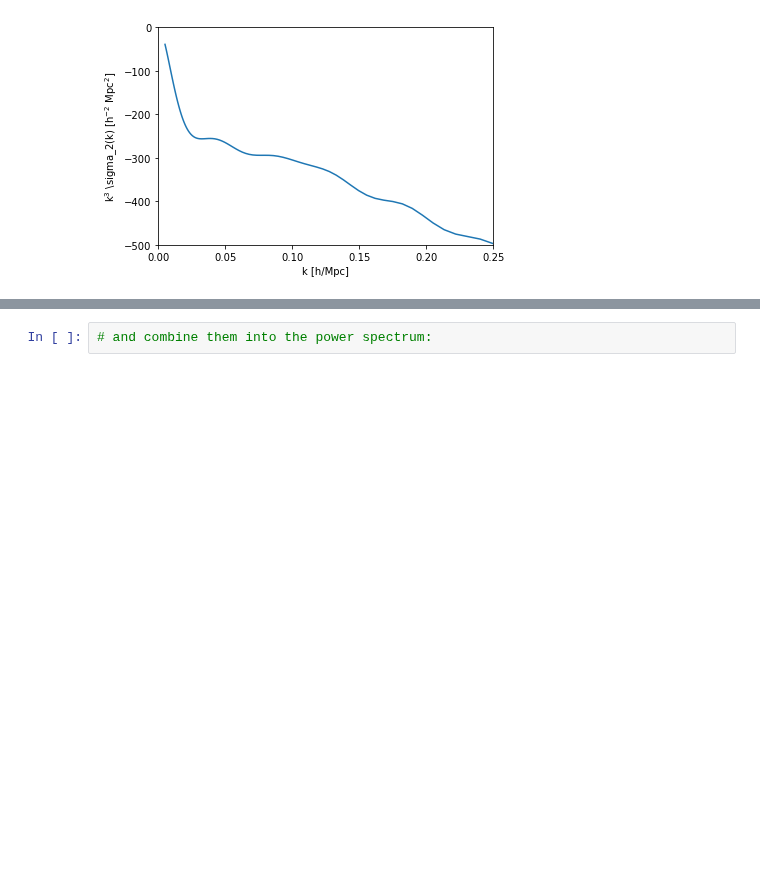
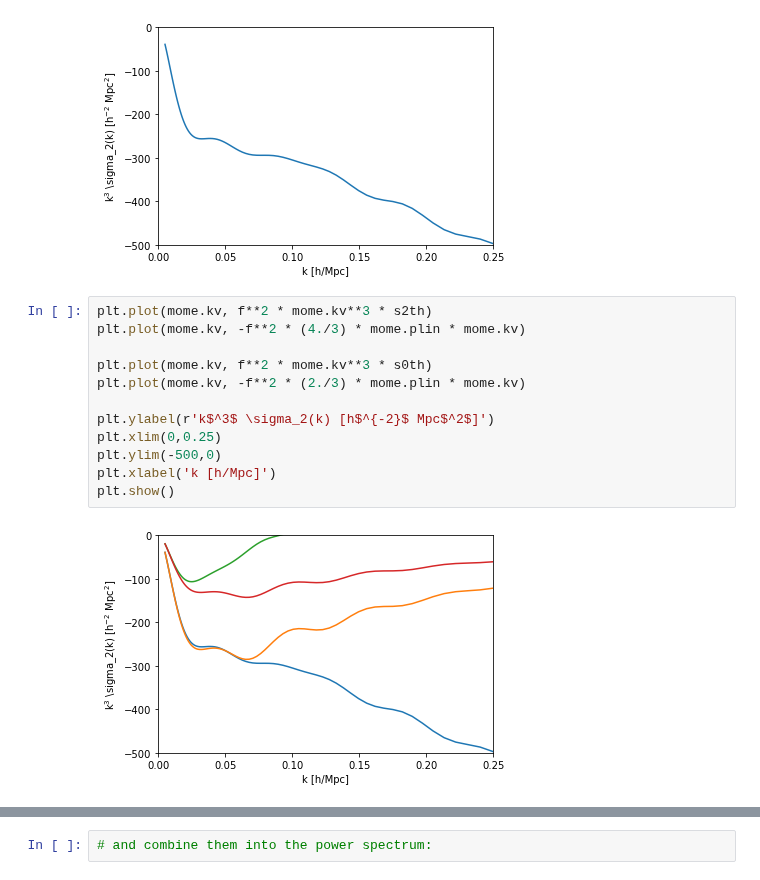
Before and after one commit to sfschen/velocileptors, a Jupyter notebook: EPT Examples.ipynb, the cells around one changed output, grey strips where cells are left out. Saved outputs shown, nothing was run; the diff lists cells and outputs as text; blank space fills up the shorter version.

```diff
--- a/EPT Examples.ipynb
+++ b/EPT Examples.ipynb
@@ -92,3 +92,17 @@ plt.xlabel('k [h/Mpc]')
 plt.show()
 # %% [output]
 [figure]
+# %%
+plt.plot(mome.kv, f**2 * mome.kv**3 * s2th)
+plt.plot(mome.kv, -f**2 * (4./3) * mome.plin * mome.kv)
+
+plt.plot(mome.kv, f**2 * mome.kv**3 * s0th)
+plt.plot(mome.kv, -f**2 * (2./3) * mome.plin * mome.kv)
+
+plt.ylabel(r'k$^3$ \sigma_2(k) [h$^{-2}$ Mpc$^2$]')
+plt.xlim(0,0.25)
+plt.ylim(-500,0)
+plt.xlabel('k [h/Mpc]')
+plt.show()
+# %% [output]
+[figure, added]
```
Also changed, not shown: parts of 2 cells of this notebook, 2 other files.
